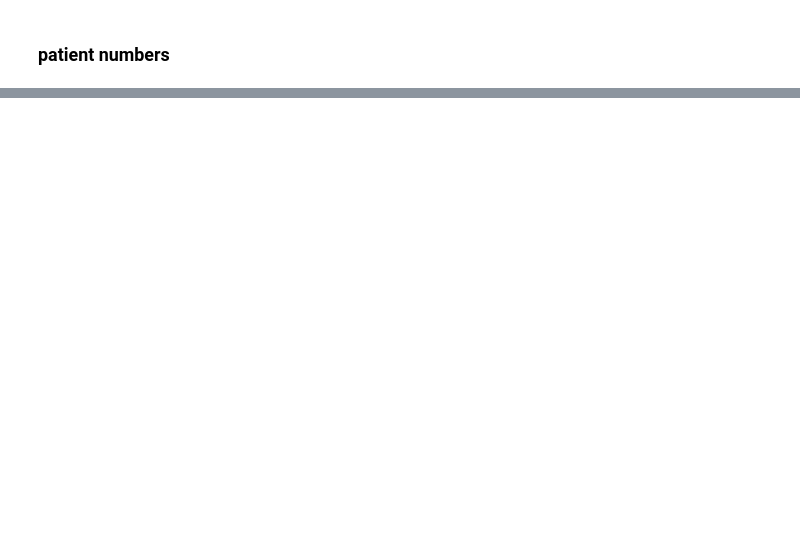
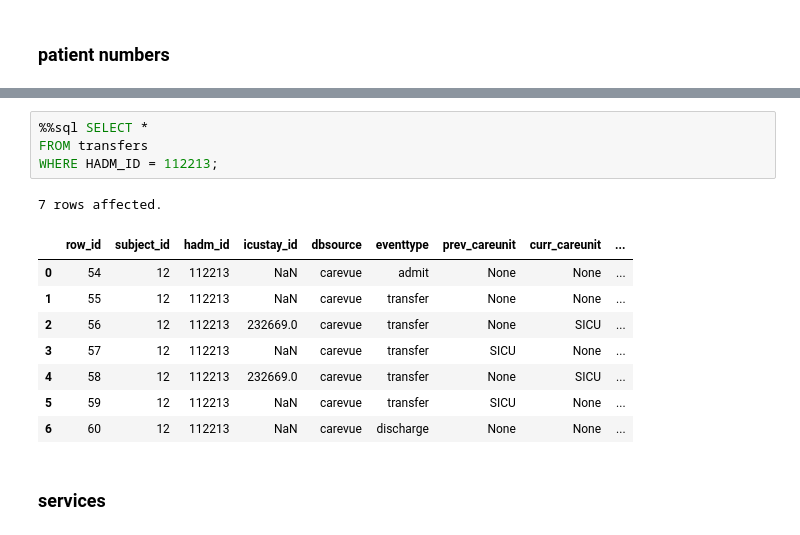
Before and after one commit to fehiepsi/mimic3, a Jupyter notebook: executable/querying.ipynb, the cells around one changed output, grey strips where cells are left out. Saved outputs shown, nothing was run; the diff lists cells and outputs as text; blank space fills up the shorter version.

```diff
--- a/executable/querying.ipynb
+++ b/executable/querying.ipynb
@@ -138,0 +320,16 @@ GROUP BY gender
+# %%
+%%sql SELECT *
+FROM transfers
+WHERE HADM_ID = 112213;
+# %% [output]
+7 rows affected.
+|  | row_id | subject_id | hadm_id | icustay_id | dbsource | eventtype | prev_careunit | curr_careunit | ... |
+| 0 | 54 | 12 | 112213 | NaN | carevue | admit | None | None | ... |
+| 1 | 55 | 12 | 112213 | NaN | carevue | transfer | None | None | ... |
+| 2 | 56 | 12 | 112213 | 232669.0 | carevue | transfer | None | SICU | ... |
+| 3 | 57 | 12 | 112213 | NaN | carevue | transfer | SICU | None | ... |
+| 4 | 58 | 12 | 112213 | 232669.0 | carevue | transfer | None | SICU | ... |
+| 5 | 59 | 12 | 112213 | NaN | carevue | transfer | SICU | None | ... |
+| 6 | 60 | 12 | 112213 | NaN | carevue | discharge | None | None | ... |
+# %% [markdown]
+### services
```
Also changed, not shown: parts of 24 cells of this notebook.
